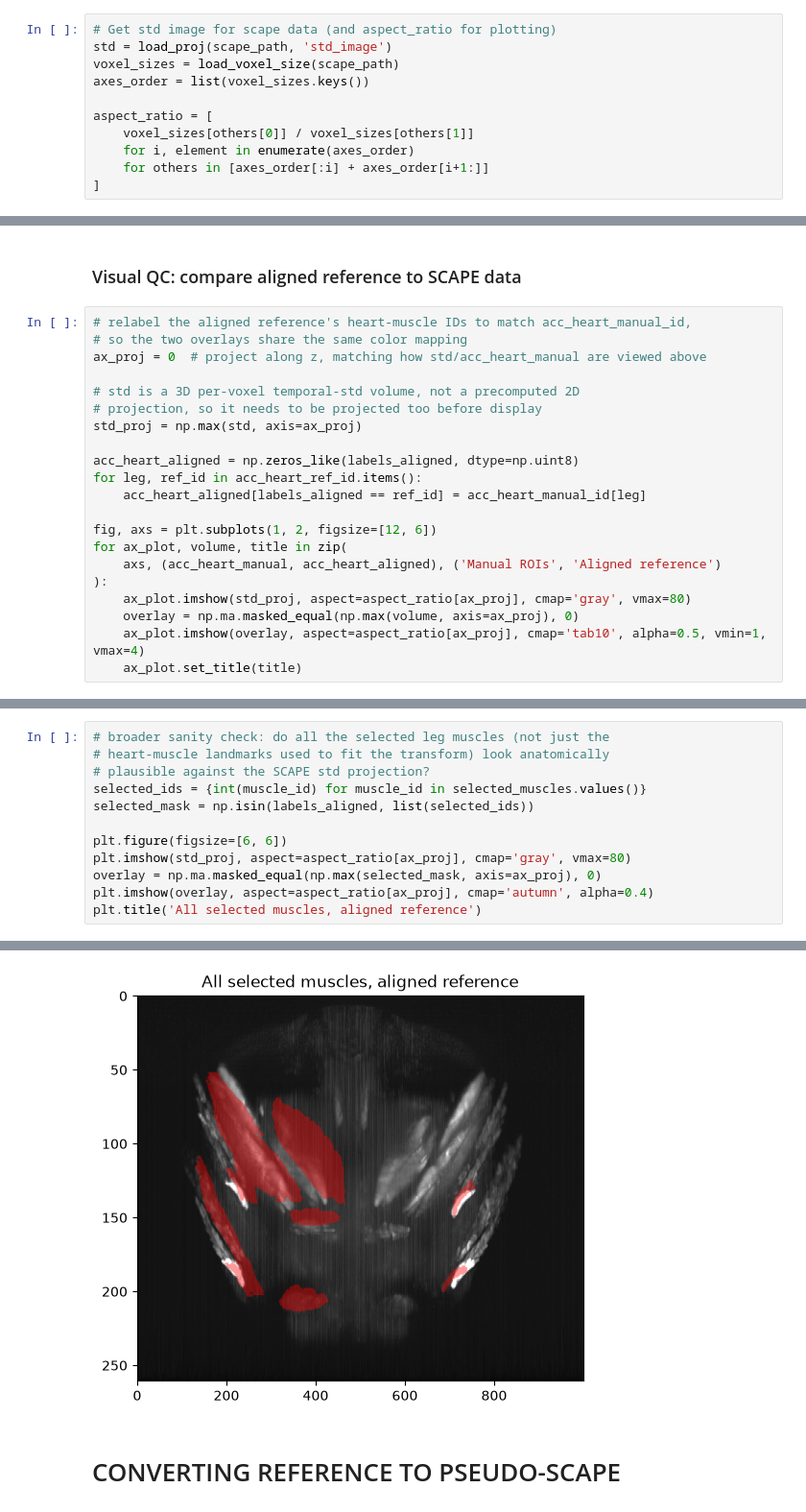
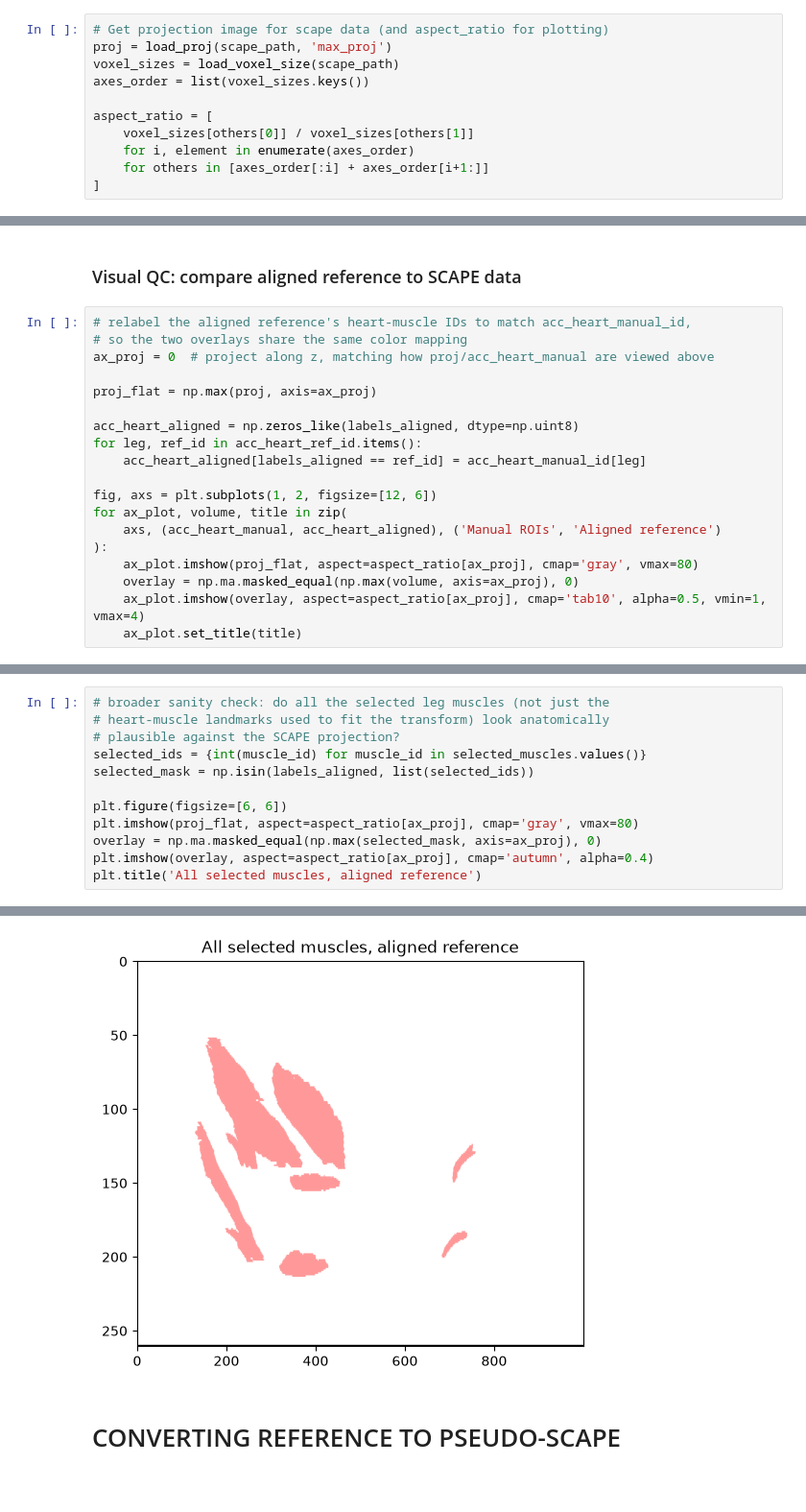
Before and after one commit to azmaite/Devel, a Jupyter notebook: Pupa_muscle_imaging/scape/MANUAL/align_acc_heart.ipynb, the cells around one changed output, grey strips where cells are left out. Shown at 96% size. Saved outputs shown, nothing was run; the diff lists cells and outputs as text.

```diff
--- a/Pupa_muscle_imaging/scape/MANUAL/align_acc_heart.ipynb
+++ b/Pupa_muscle_imaging/scape/MANUAL/align_acc_heart.ipynb
@@ -34,8 +34,8 @@ reference_path = Path('/mnt/labserver/data/MA/CT_scans_PIXE/2026-06-16_Webknosso
 labels_path = reference_path / 'Labels'
 selected_path = reference_path / 'meshes-selected'
 # %%
-# Get std image for scape data (and aspect_ratio for plotting)
-std = load_proj(scape_path, 'std_image')
+# Get projection image for scape data (and aspect_ratio for plotting)
+proj = load_proj(scape_path, 'max_proj')
 voxel_sizes = load_voxel_size(scape_path)
 axes_order = list(voxel_sizes.keys())
 
@@ -298,11 +298,9 @@ Unique labels preserved: [ 0  1  2  3  4  5  6  7  8  9 10 11 13 14 15 16 17 18
 # %%
 # relabel the aligned reference's heart-muscle IDs to match acc_heart_manual_id,
 # so the two overlays share the same color mapping
-ax_proj = 0  # project along z, matching how std/acc_heart_manual are viewed above
+ax_proj = 0  # project along z, matching how proj/acc_heart_manual are viewed above
 
-# std is a 3D per-voxel temporal-std volume, not a precomputed 2D
-# projection, so it needs to be projected too before display
-std_proj = np.max(std, axis=ax_proj)
+proj_flat = np.max(proj, axis=ax_proj)
 
 acc_heart_aligned = np.zeros_like(labels_aligned, dtype=np.uint8)
 for leg, ref_id in acc_heart_ref_id.items():
@@ -312,7 +310,7 @@ fig, axs = plt.subplots(1, 2, figsize=[12, 6])
 for ax_plot, volume, title in zip(
     axs, (acc_heart_manual, acc_heart_aligned), ('Manual ROIs', 'Aligned reference')
 ):
-    ax_plot.imshow(std_proj, aspect=aspect_ratio[ax_proj], cmap='gray', vmax=80)
+    ax_plot.imshow(proj_flat, aspect=aspect_ratio[ax_proj], cmap='gray', vmax=80)
     overlay = np.ma.masked_equal(np.max(volume, axis=ax_proj), 0)
     ax_plot.imshow(overlay, aspect=aspect_ratio[ax_proj], cmap='tab10', alpha=0.5, vmin=1, vmax=4)
     ax_plot.set_title(title)
@@ -321,17 +319,17 @@ for ax_plot, volume, title in zip(
 # %%
 # broader sanity check: do all the selected leg muscles (not just the
 # heart-muscle landmarks used to fit the transform) look anatomically
-# plausible against the SCAPE std projection?
+# plausible against the SCAPE projection?
 selected_ids = {int(muscle_id) for muscle_id in selected_muscles.values()}
 selected_mask = np.isin(labels_aligned, list(selected_ids))
 
 plt.figure(figsize=[6, 6])
-plt.imshow(std_proj, aspect=aspect_ratio[ax_proj], cmap='gray', vmax=80)
+plt.imshow(proj_flat, aspect=aspect_ratio[ax_proj], cmap='gray', vmax=80)
 overlay = np.ma.masked_equal(np.max(selected_mask, axis=ax_proj), 0)
 plt.imshow(overlay, aspect=aspect_ratio[ax_proj], cmap='autumn', alpha=0.4)
 plt.title('All selected muscles, aligned reference')
 # %% [output]
 Text(0.5, 1.0, 'All selected muscles, aligned reference')
-[figure, old version]
+[figure, new version]
 # %% [markdown]
 # CONVERTING REFERENCE TO PSEUDO-SCAPE
```
Also changed, not shown: parts of 4 cells of this notebook.
